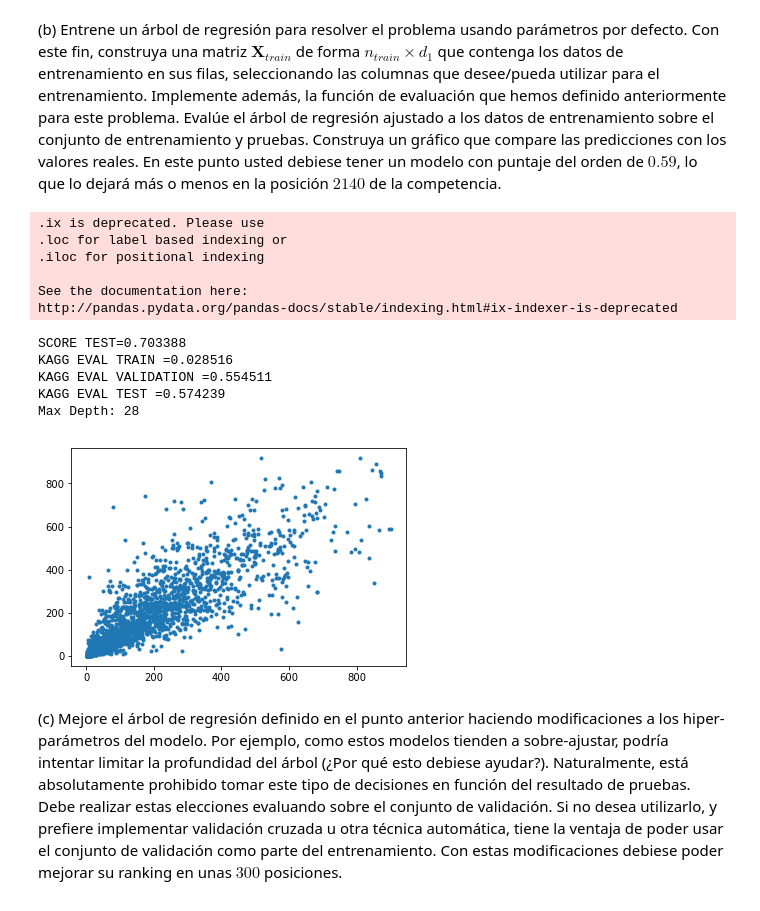
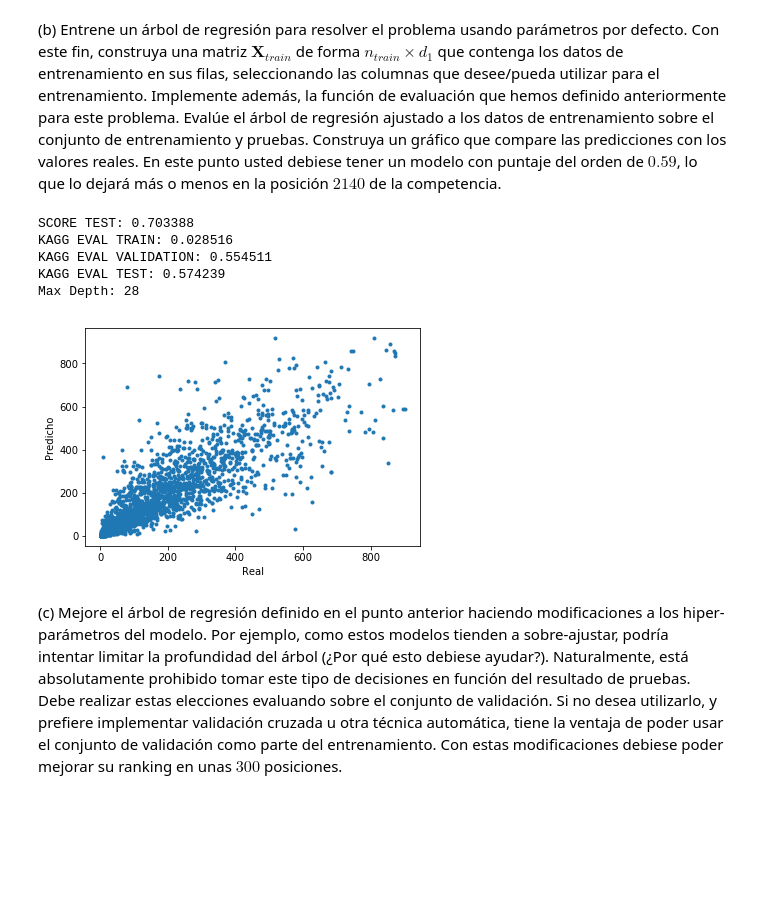
Before and after one commit to dsanmartin/INF578-HW, a Jupyter notebook: 3/Tarea3-ML.ipynb, the cells around one changed output. Drawn from its saved outputs; the diff is of its cells as text; code cells hidden in the pictures; blank space fills up the shorter version.

```diff
--- a/3/Tarea3-ML.ipynb
+++ b/3/Tarea3-ML.ipynb
@@ -396,51 +450,47 @@ def eval_bikemodel(y_predict,y_true):
     return np.sqrt(np.sum(np.square(diff))/len(y_predict))
 # %%
 # Select columns
-Xdf = df.ix[:,['season','holiday','workingday','weather','temp','atemp','humidity','windspeed','hour']]
-Ydf = df.ix[:,'count']
+Xdf = df.loc[:,['season','holiday','workingday','weather','temp','atemp','humidity','windspeed','hour']]
+Ydf = df.loc[:,'count']
 
 # Split dataset
 X_train = Xdf[0:ntrain].values
 X_val = Xdf[ntrain:nval].values
 X_test = Xdf[nval:].values
 Y_train = Ydf[0:ntrain].values
 Y_val = Ydf[ntrain:nval].values
 Y_test = Ydf[nval:].values
 
 # Model training
 model = Tree(random_state=0)
 model.fit(X_train, Y_train)
 score_test = model.score(X_test,Y_test)
-print "SCORE TEST=%f"%score_test
+print "SCORE TEST: %f"%score_test
 
 # Predict model - score
 Y_pred_train = model.predict(X_train)
 Y_pred_val = model.predict(X_val)
 Y_pred_test = model.predict(X_test)
 kagg_train = eval_bikemodel(Y_pred_train, Y_train)
 kagg_val = eval_bikemodel(Y_pred_val, Y_val)
 kagg_test = eval_bikemodel(Y_pred_test, Y_test)
-print "KAGG EVAL TRAIN =%f"%kagg_train
-print "KAGG EVAL VALIDATION =%f"%kagg_val
-print "KAGG EVAL TEST =%f"%kagg_test
+print "KAGG EVAL TRAIN: %f"%kagg_train
+print "KAGG EVAL VALIDATION: %f"%kagg_val
+print "KAGG EVAL TEST: %f"%kagg_test
 print "Max Depth: "+ str(model.tree_.max_depth)
 
 # Plot
 plt.plot(Y_test,Y_pred_test,'.')
+plt.xlabel("Real")
+plt.ylabel("Predicho")
 plt.show()
 # %% [output]
-.ix is deprecated. Please use
-.loc for label based indexing or
-.iloc for positional indexing
-
-See the documentation here:
-http://pandas.pydata.org/pandas-docs/stable/indexing.html#ix-indexer-is-deprecated
+SCORE TEST: 0.703388
+KAGG EVAL TRAIN: 0.028516
+KAGG EVAL VALIDATION: 0.554511
+KAGG EVAL TEST: 0.574239
+Max Depth: 28
-SCORE TEST=0.703388
-KAGG EVAL TRAIN =0.028516
-KAGG EVAL VALIDATION =0.554511
-KAGG EVAL TEST =0.574239
-Max Depth: 28
-[figure, old version]
+[figure, new version]
 # %% [markdown]
 (c) Mejore el árbol de regresión definido en el punto anterior haciendo modificaciones a los hiper-parámetros del modelo. Por ejemplo, como estos modelos tienden a sobre-ajustar, podrı́a intentar limitar la profundidad del árbol (¿Por qué esto debiese ayudar?). Naturalmente, está absolutamente prohibido tomar este tipo de decisiones en función del resultado de pruebas. Debe realizar estas elecciones evaluando sobre el conjunto de validación. Si no desea utilizarlo, y prefiere implementar validación cruzada u otra técnica automática, tiene la ventaja de poder usar el conjunto de validación como parte del entrenamiento. Con estas modificaciones debiese poder mejorar su ranking en unas $300$ posiciones.
 
```
Also changed, not shown: parts of 81 cells of this notebook.
